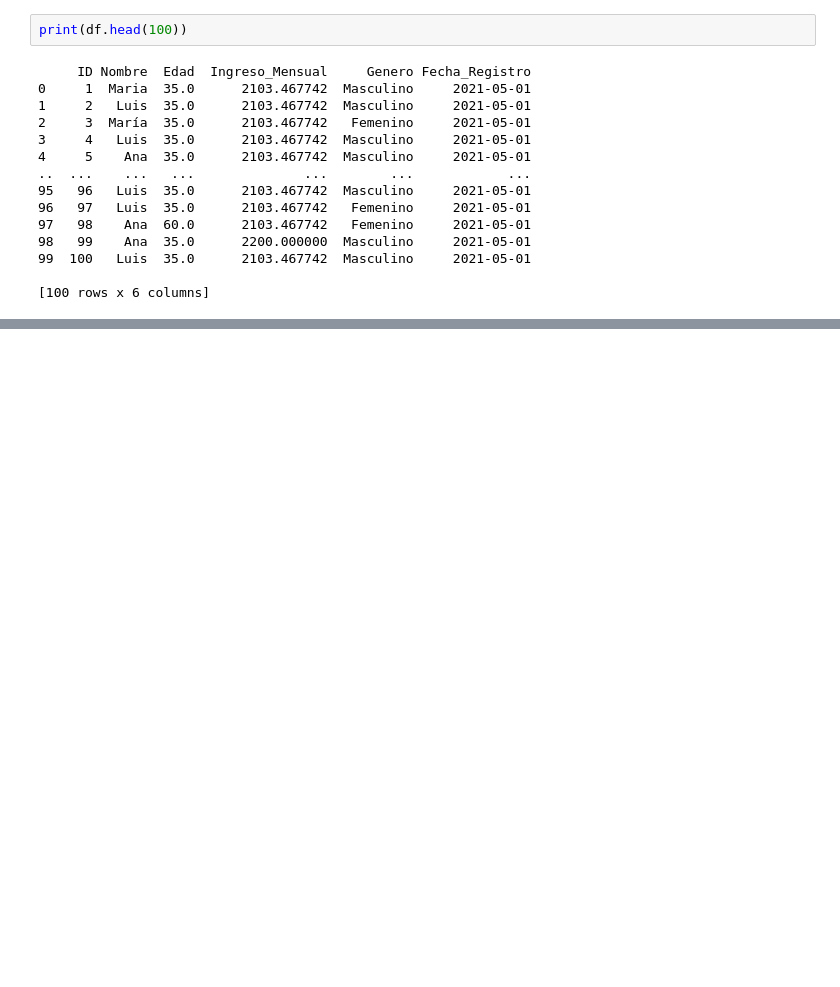
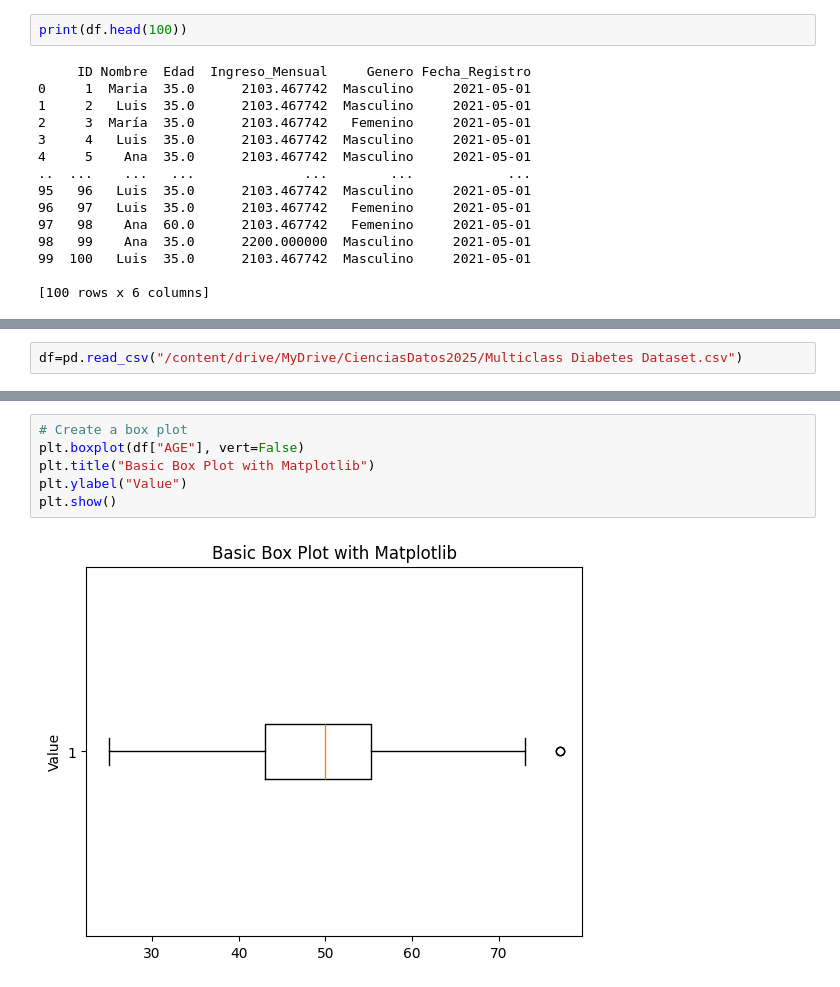
Before and after one commit to ManuelRomero2025/CienciasdeDatos1, a Jupyter notebook: datos_simulada_con_errores.ipynb, the cells around one changed output, grey strips where cells are left out. Drawn from its saved outputs; the diff is of its cells as text; blank space fills up the shorter version.

```diff
--- a/datos_simulada_con_errores.ipynb
+++ b/datos_simulada_con_errores.ipynb
@@ -260,0 +279,2 @@ print(df.head(100))
+# %%
+df=pd.read_csv("/content/drive/MyDrive/CienciasDatos2025/Multiclass Diabetes Dataset.csv")
@@ -260,0 +463,8 @@ print(df.head(100))
+# %%
+# Create a box plot
+plt.boxplot(df["AGE"], vert=False)
+plt.title("Basic Box Plot with Matplotlib")
+plt.ylabel("Value")
+plt.show()
+# %% [output]
+[figure, added]
```
Also changed, not shown: parts of 45 cells of this notebook.
